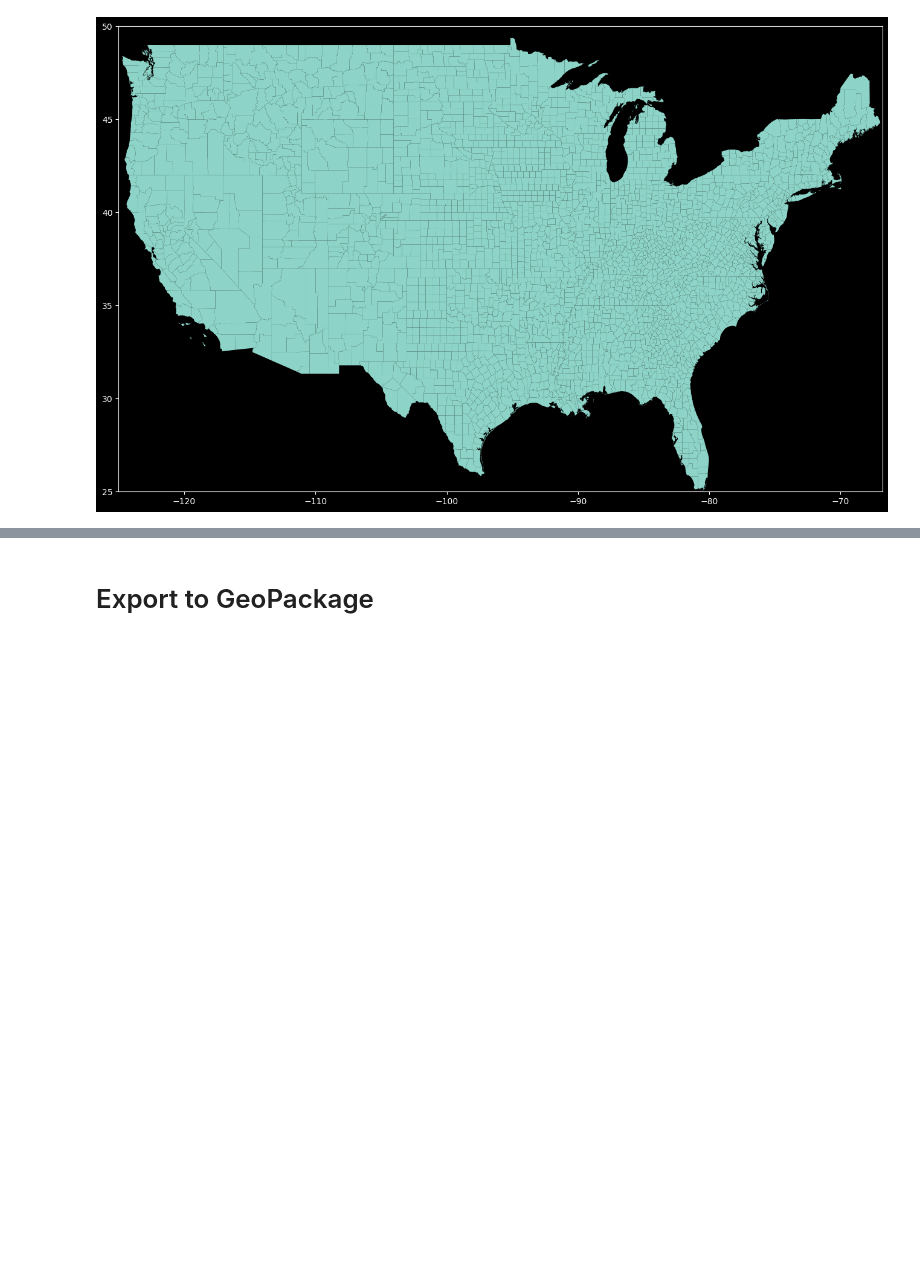
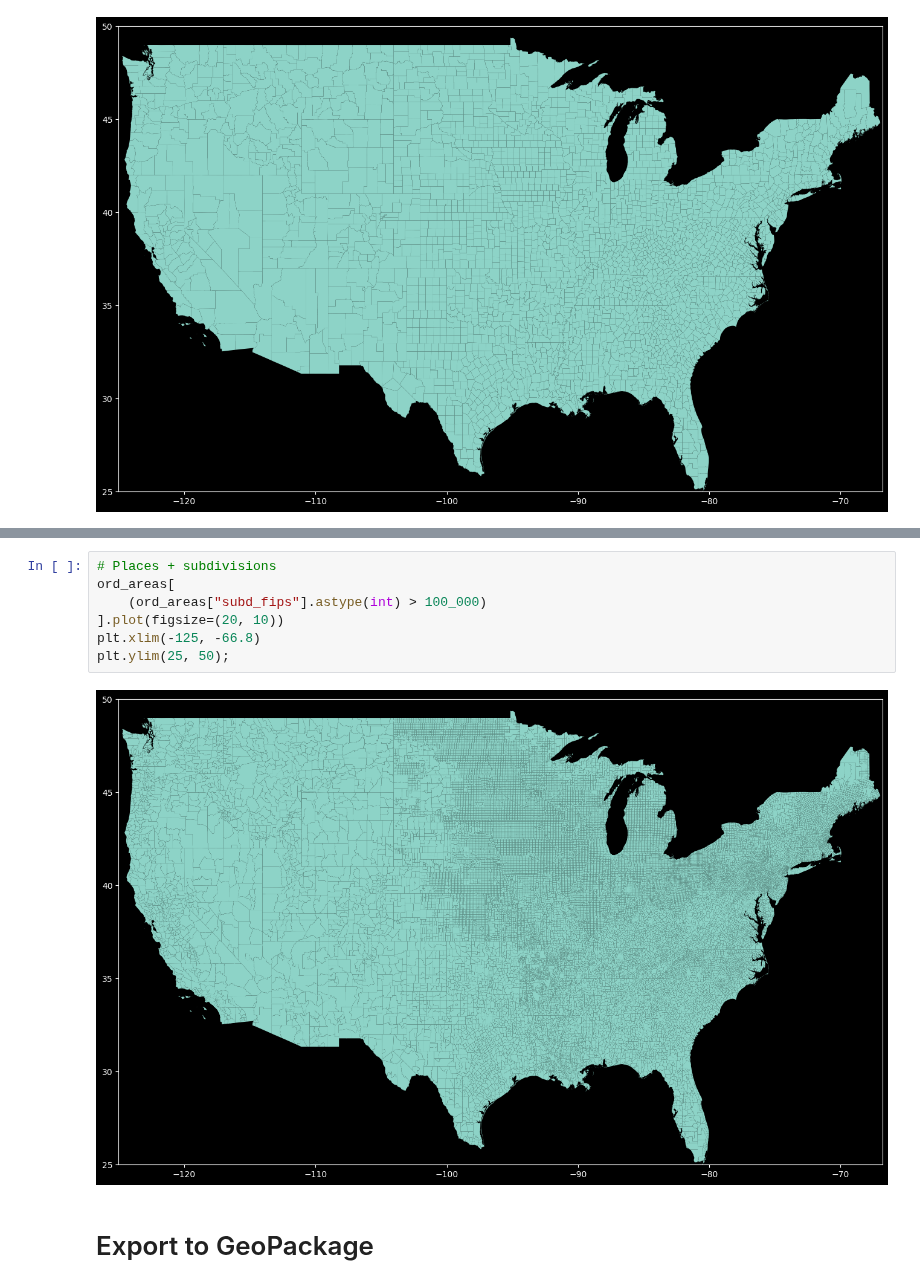
Before and after one commit to NatLabRockies/COMPASS, a Jupyter notebook: support/jurisdictions/compile_jurisdiction_gpkg.ipynb, the cells around one changed output, grey strips where cells are left out. Cells and saved outputs as stored; diff of their text form; blank space fills up the shorter version.

```diff
--- a/support/jurisdictions/compile_jurisdiction_gpkg.ipynb
+++ b/support/jurisdictions/compile_jurisdiction_gpkg.ipynb
@@ -432,3 +536,12 @@ plt.ylim(25, 50);
+# %%
+# Places + subdivisions
+ord_areas[
+    (ord_areas["subd_fips"].astype(int) > 100_000)
+].plot(figsize=(20, 10))
+plt.xlim(-125, -66.8)
+plt.ylim(25, 50);
+# %% [output]
+[figure, added]
 # %% [markdown]
 # Export to GeoPackage
 # %%
```
Also changed, not shown: parts of 11 cells of this notebook.
